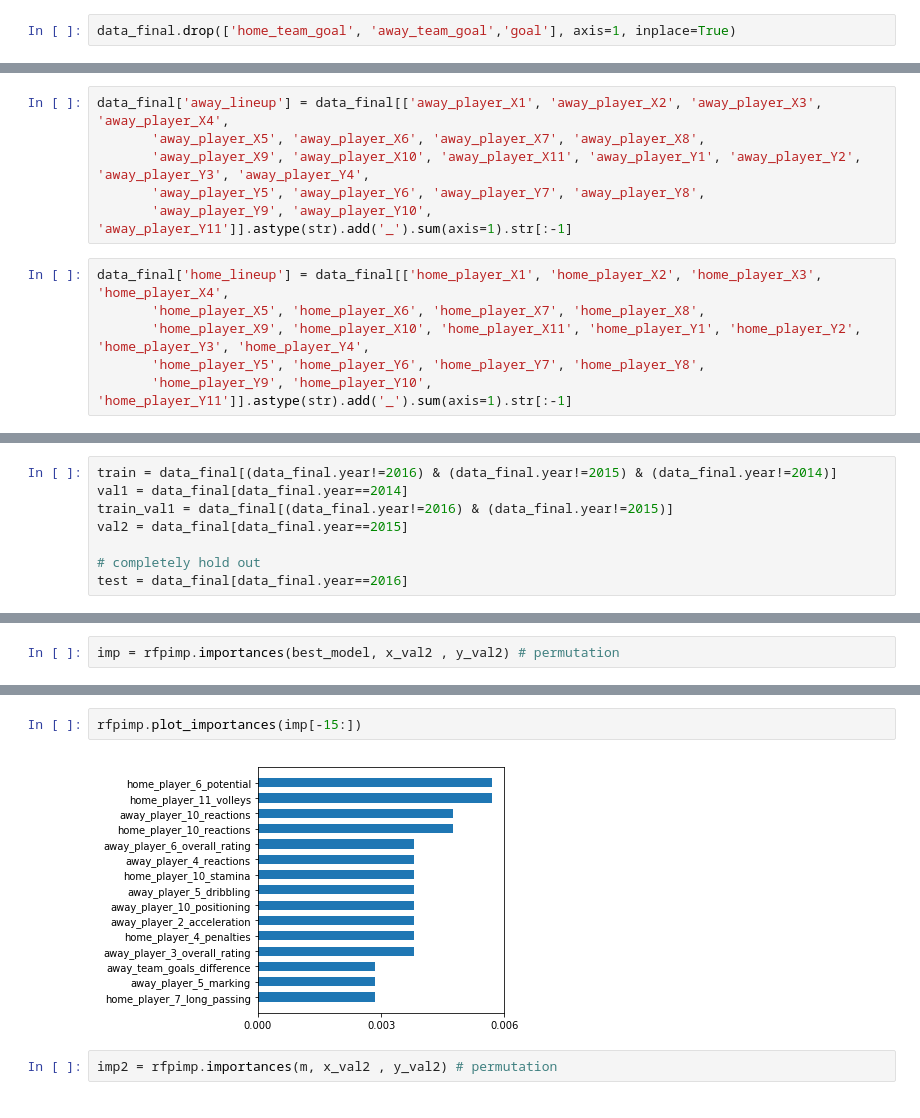
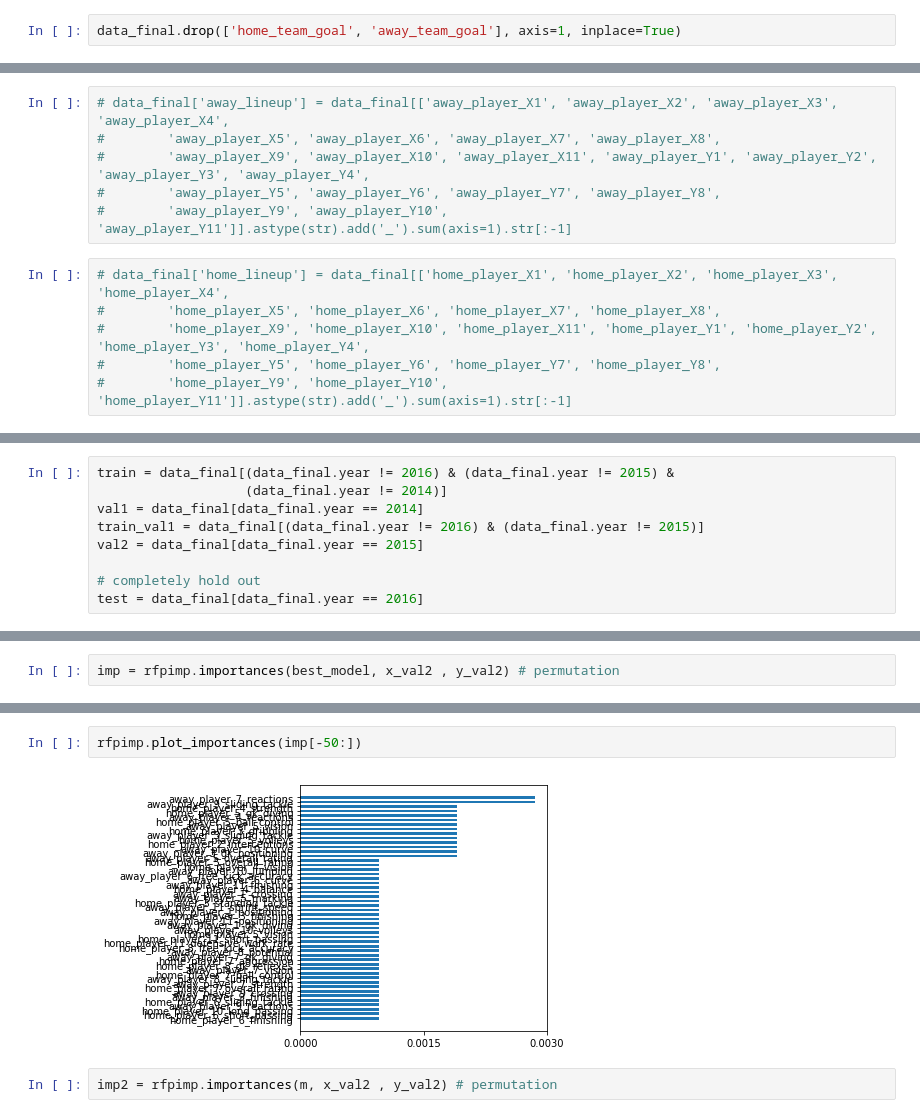
Before and after one commit to KeremTurgutlu/deepodds-sandbox, a Jupyter notebook: rf_baseline.ipynb, the cells around one changed output, grey strips where cells are left out. Cells and saved outputs as stored; diff of their text form.

```diff
--- a/rf_baseline.ipynb
+++ b/rf_baseline.ipynb
@@ -164,16 +335,16 @@ data_final.drop(['id','date'],axis=1, inplace=True)
 # %%
-data_final.drop(['home_team_goal', 'away_team_goal','goal'], axis=1, inplace=True)
+data_final.drop(['home_team_goal', 'away_team_goal'], axis=1, inplace=True)
 # %% [markdown]
 Making lineup of home and way players
 # %%
-data_final['away_lineup'] = data_final[['away_player_X1', 'away_player_X2', 'away_player_X3', 'away_player_X4',
-       'away_player_X5', 'away_player_X6', 'away_player_X7', 'away_player_X8',
-       'away_player_X9', 'away_player_X10', 'away_player_X11', 'away_player_Y1', 'away_player_Y2', 'away_player_Y3', 'away_player_Y4',
-       'away_player_Y5', 'away_player_Y6', 'away_player_Y7', 'away_player_Y8',
-       'away_player_Y9', 'away_player_Y10', 'away_player_Y11']].astype(str).add('_').sum(axis=1).str[:-1]
+# data_final['away_lineup'] = data_final[['away_player_X1', 'away_player_X2', 'away_player_X3', 'away_player_X4',
+#        'away_player_X5', 'away_player_X6', 'away_player_X7', 'away_player_X8',
+#        'away_player_X9', 'away_player_X10', 'away_player_X11', 'away_player_Y1', 'away_player_Y2', 'away_player_Y3', 'away_player_Y4',
+#        'away_player_Y5', 'away_player_Y6', 'away_player_Y7', 'away_player_Y8',
+#        'away_player_Y9', 'away_player_Y10', 'away_player_Y11']].astype(str).add('_').sum(axis=1).str[:-1]
 # %%
-data_final['home_lineup'] = data_final[['home_player_X1', 'home_player_X2', 'home_player_X3', 'home_player_X4',
-       'home_player_X5', 'home_player_X6', 'home_player_X7', 'home_player_X8',
-       'home_player_X9', 'home_player_X10', 'home_player_X11', 'home_player_Y1', 'home_player_Y2', 'home_player_Y3', 'home_player_Y4',
-       'home_player_Y5', 'home_player_Y6', 'home_player_Y7', 'home_player_Y8',
-       'home_player_Y9', 'home_player_Y10', 'home_player_Y11']].astype(str).add('_').sum(axis=1).str[:-1]
+# data_final['home_lineup'] = data_final[['home_player_X1', 'home_player_X2', 'home_player_X3', 'home_player_X4',
+#        'home_player_X5', 'home_player_X6', 'home_player_X7', 'home_player_X8',
+#        'home_player_X9', 'home_player_X10', 'home_player_X11', 'home_player_Y1', 'home_player_Y2', 'home_player_Y3', 'home_player_Y4',
+#        'home_player_Y5', 'home_player_Y6', 'home_player_Y7', 'home_player_Y8',
+#        'home_player_Y9', 'home_player_Y10', 'home_player_Y11']].astype(str).add('_').sum(axis=1).str[:-1]
@@ -188,13 +366,14 @@ convert_cats(data_final)
 # %% [markdown]
 ### Splitting data into train, validation and test
 # %%
-train = data_final[(data_final.year!=2016) & (data_final.year!=2015) & (data_final.year!=2014)]
-val1 = data_final[data_final.year==2014]
-train_val1 = data_final[(data_final.year!=2016) & (data_final.year!=2015)]
-val2 = data_final[data_final.year==2015]
+train = data_final[(data_final.year != 2016) & (data_final.year != 2015) &
+                   (data_final.year != 2014)]
+val1 = data_final[data_final.year == 2014]
+train_val1 = data_final[(data_final.year != 2016) & (data_final.year != 2015)]
+val2 = data_final[data_final.year == 2015]
 
 # completely hold out
-test = data_final[data_final.year==2016]
+test = data_final[data_final.year == 2016]
 # %%
 train.shape, val1.shape, train_val1.shape, val2.shape, test.shape
 # %% [output]
@@ -365,7 +594,7 @@ imp = rfpimp.importances(best_model, x_val2 , y_val2) # permutation
 # %%
-rfpimp.plot_importances(imp[-15:])
+rfpimp.plot_importances(imp[-50:])
 # %% [output]
-[figure, old version]
+[figure, new version]
 # %%
 imp2 = rfpimp.importances(m, x_val2 , y_val2) # permutation
 # %%
```
Also changed, not shown: parts of 38 cells of this notebook, 1 other file.
